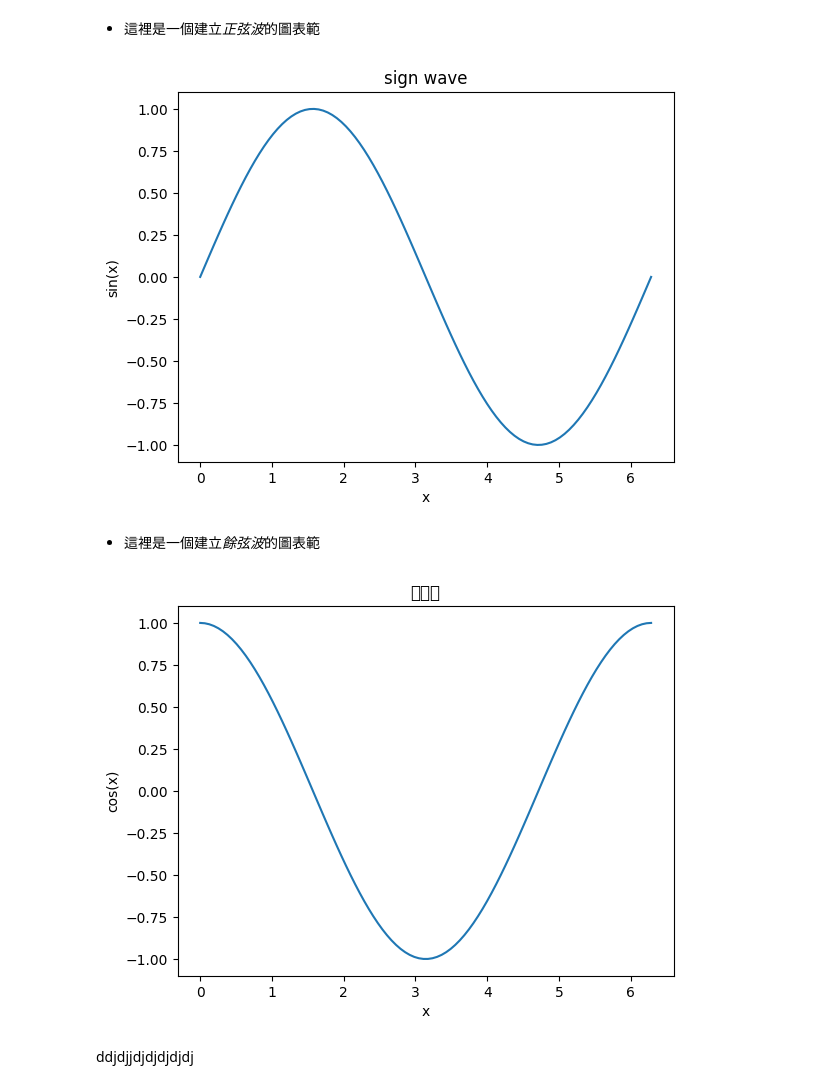
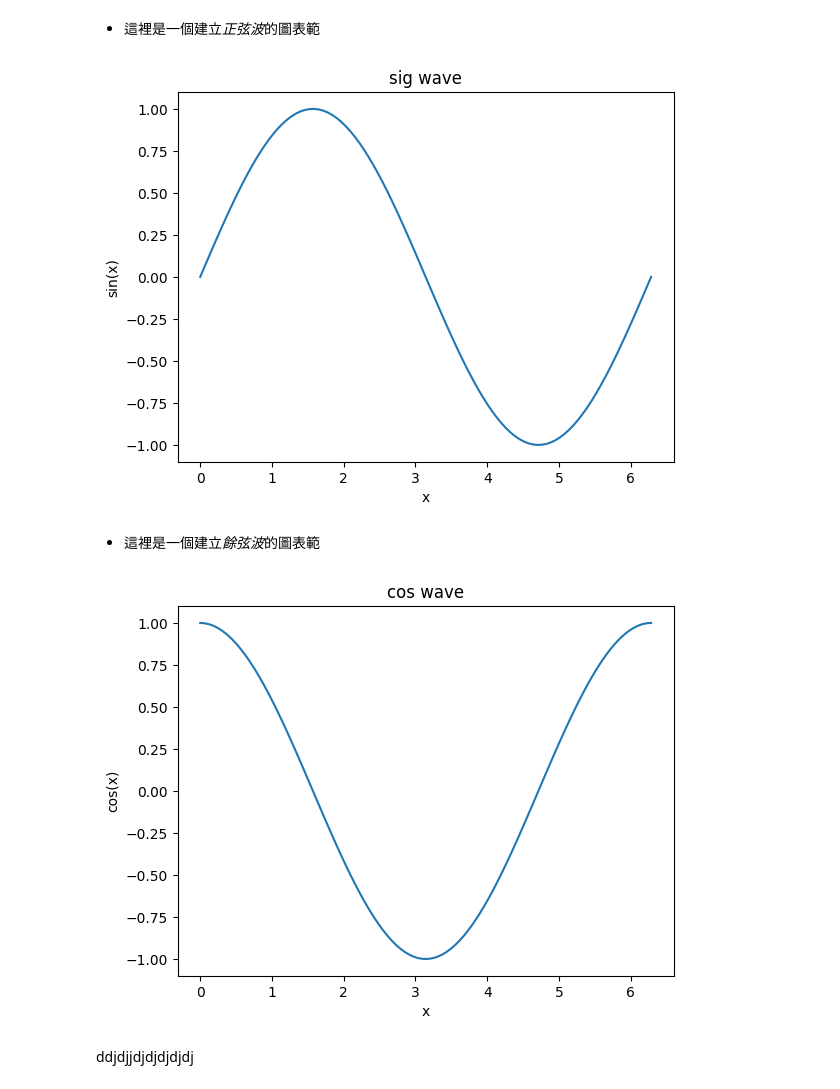
Before and after one commit to rogerchen0226/chihlee_2025_03, a Jupyter notebook: Github專案/demo1.ipynb, the cells around one changed output. Cells and saved outputs as stored; diff of their text form; code cells hidden in the pictures.

```diff
--- a/Github專案/demo1.ipynb
+++ b/Github專案/demo1.ipynb
@@ -17,37 +17,37 @@ y = np.sin(x)
 plt.plot(x, y)
 
 # 設定圖表標題和軸標籤
-plt.title('sign wave')
+plt.title('sig wave')
 plt.xlabel('x')
 plt.ylabel('sin(x)')
 
 # 顯示圖表
 plt.show()
 # %% [output]
-[figure, old version]
+[figure, new version]
 # %% [markdown]
 - 這裡是一個建立*餘弦波*的圖表範
 # %%
 # import numpy as np
 # import matplotlib.pyplot as plt
 
 # 設定 x 軸的範圍和取樣點
 x = np.linspace(0, 2 * np.pi, 100)
 
 # 計算 y 值 (cos(x))
 y = np.cos(x)
 
 # 繪製圖表
 plt.plot(x, y)
 
 # 設定圖表標題和軸標籤
-plt.title('餘弦波')
+plt.title('cos wave')
 plt.xlabel('x')
 plt.ylabel('cos(x)')
 
 # 顯示圖表
 plt.show()
 # %% [output]
-[figure, old version]
+[figure, new version]
 # %% [markdown]
 ddjdjjdjdjdjdjdj
```
